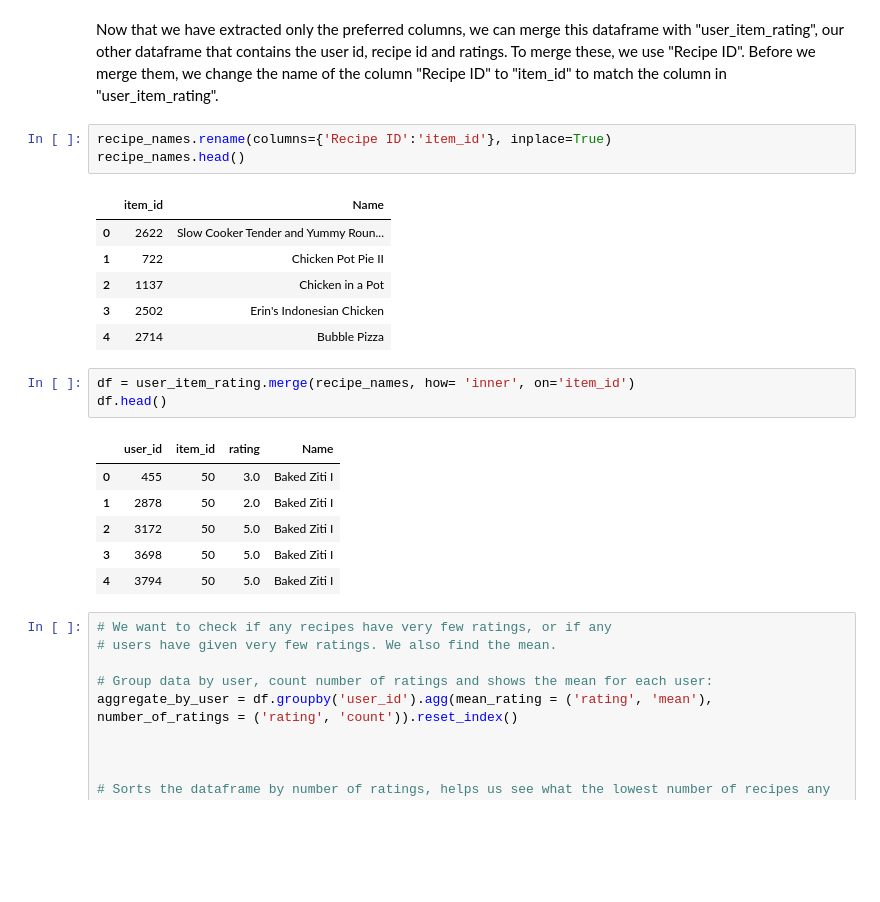
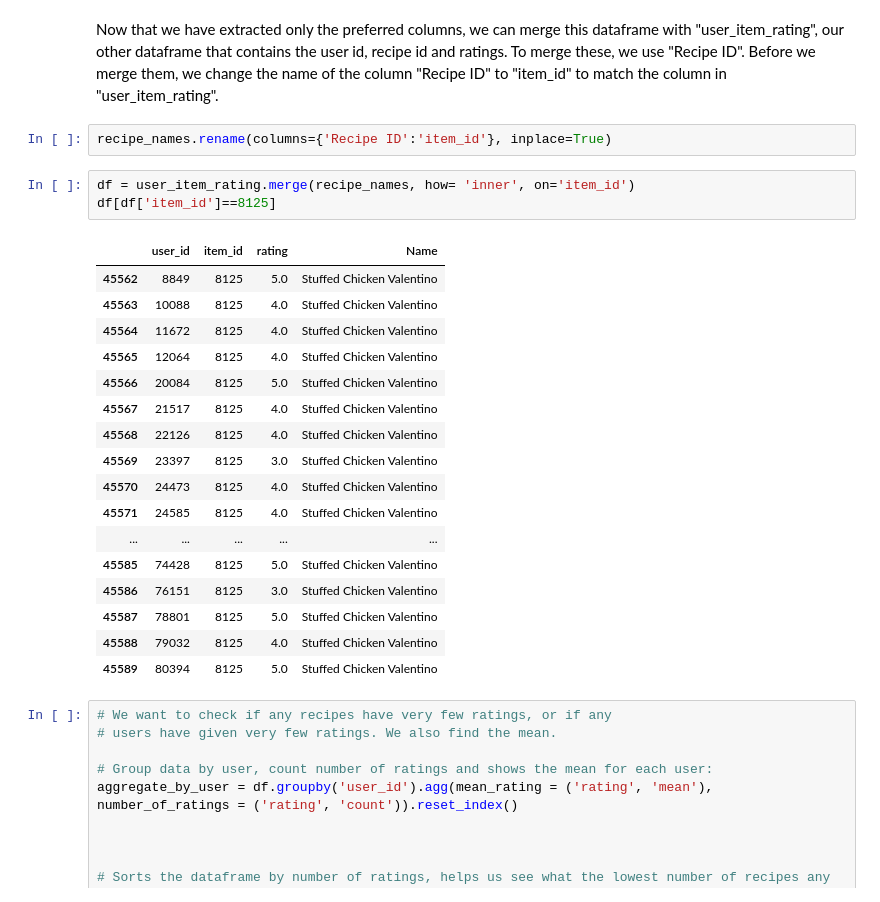
Before and after one commit to snorrealv/info345_semester_assignment, a Jupyter notebook: basic_recommender.ipynb, the cells around one changed output. Cells and saved outputs as stored; diff of their text form; blank space fills up the shorter version.

```diff
--- a/basic_recommender.ipynb
+++ b/basic_recommender.ipynb
@@ -111,24 +114,27 @@ recipe_names.head()
 Now that we have extracted only the preferred columns, we can merge this dataframe with "user_item_rating", our other dataframe that contains the user id, recipe id and ratings. To merge these, we use "Recipe ID". Before we merge them, we change the name of the column "Recipe ID" to "item_id" to match the column in "user_item_rating".
 # %%
 recipe_names.rename(columns={'Recipe ID':'item_id'}, inplace=True)
-recipe_names.head()
-# %% [output]
-|  | item_id | Name |
-| 0 | 2622 | Slow Cooker Tender and Yummy Roun... |
-| 1 | 722 | Chicken Pot Pie II |
-| 2 | 1137 | Chicken in a Pot |
-| 3 | 2502 | Erin's Indonesian Chicken |
-| 4 | 2714 | Bubble Pizza |
 # %%
 df = user_item_rating.merge(recipe_names, how= 'inner', on='item_id')
-df.head()
+df[df['item_id']==8125]
 # %% [output]
 |  | user_id | item_id | rating | Name |
-| 0 | 455 | 50 | 3.0 | Baked Ziti I |
-| 1 | 2878 | 50 | 2.0 | Baked Ziti I |
-| 2 | 3172 | 50 | 5.0 | Baked Ziti I |
-| 3 | 3698 | 50 | 5.0 | Baked Ziti I |
-| 4 | 3794 | 50 | 5.0 | Baked Ziti I |
+| 45562 | 8849 | 8125 | 5.0 | Stuffed Chicken Valentino |
+| 45563 | 10088 | 8125 | 4.0 | Stuffed Chicken Valentino |
+| 45564 | 11672 | 8125 | 4.0 | Stuffed Chicken Valentino |
+| 45565 | 12064 | 8125 | 4.0 | Stuffed Chicken Valentino |
+| 45566 | 20084 | 8125 | 5.0 | Stuffed Chicken Valentino |
+| 45567 | 21517 | 8125 | 4.0 | Stuffed Chicken Valentino |
+| 45568 | 22126 | 8125 | 4.0 | Stuffed Chicken Valentino |
+| 45569 | 23397 | 8125 | 3.0 | Stuffed Chicken Valentino |
+| 45570 | 24473 | 8125 | 4.0 | Stuffed Chicken Valentino |
+| 45571 | 24585 | 8125 | 4.0 | Stuffed Chicken Valentino |
+| ... | ... | ... | ... | ... |
+| 45585 | 74428 | 8125 | 5.0 | Stuffed Chicken Valentino |
+| 45586 | 76151 | 8125 | 3.0 | Stuffed Chicken Valentino |
+| 45587 | 78801 | 8125 | 5.0 | Stuffed Chicken Valentino |
+| 45588 | 79032 | 8125 | 4.0 | Stuffed Chicken Valentino |
+| 45589 | 80394 | 8125 | 5.0 | Stuffed Chicken Valentino |
 # %%
 # We want to check if any recipes have very few ratings, or if any
 # users have given very few ratings. We also find the mean.
```
Also changed, not shown: parts of 25 cells of this notebook.
